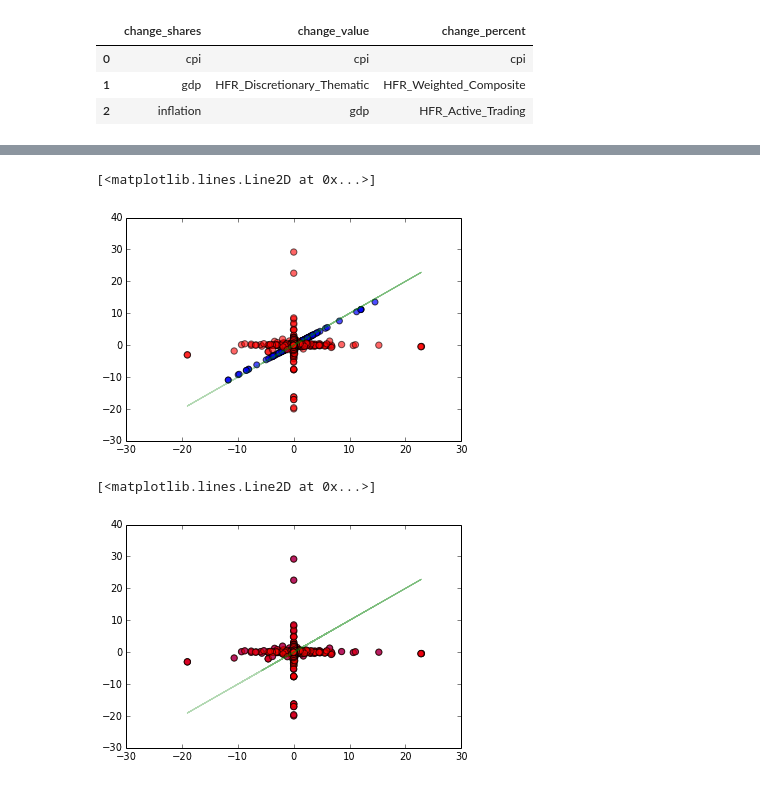
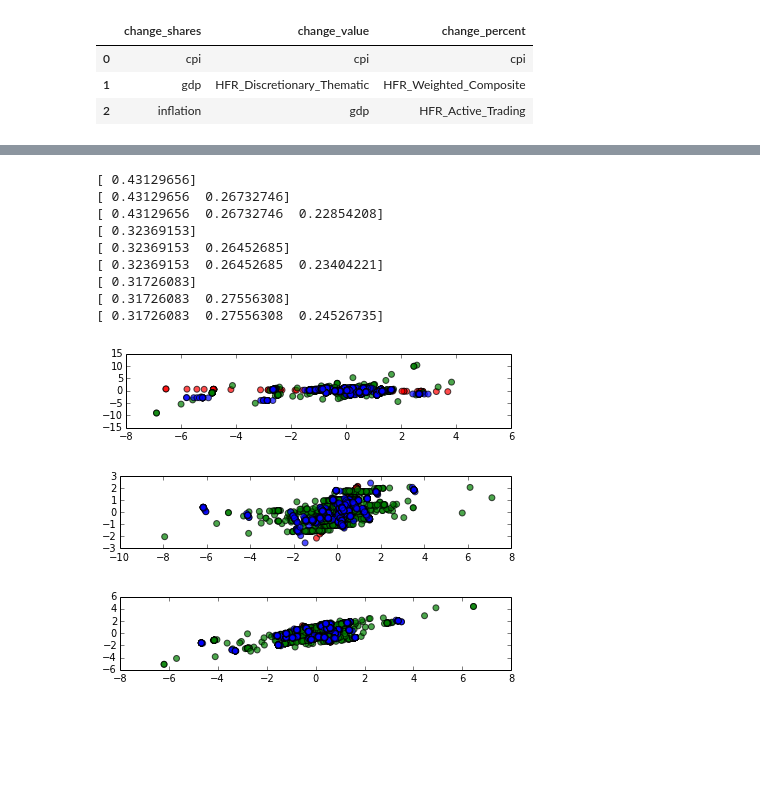
Before and after one commit to bfaviero/109proj, a Jupyter notebook: Introduction and Data Wrangling.ipynb, the cells around one changed output, grey strips where cells are left out. Drawn from its saved outputs; the diff is of its cells as text; code cells hidden in the pictures; blank space fills up the shorter version.

```diff
--- a/Introduction and Data Wrangling.ipynb
+++ b/Introduction and Data Wrangling.ipynb
@@ -449,9 +456,4 @@ def pca_wrapper(df, indep_list, dep, num_components):
     print pca.explained_variance_ratio_
     X_E = pca.fit_transform(X_vals)
     X_reconstructed = pca.inverse_transform(X_E)
-    plt.scatter(X_reconstructed[:,0], X_reconstructed[:,1],c='b', s=35, alpha=0.7)
-#     plt.scatter(change_shares_std, change_price_std, s=40, c='r', alpha=0.6)
-#     plt.plot(trains, predicted_train, c='g', alpha=0.3)
-#     plt.plot(tests, predicted_test, c='g', alpha=0.3)
-
-pca_wrapper(smaller_frame, ['cpi', 'gdp', 'inflation'], 'change_shares', 3)
+    return X_reconstructed
@@ -461,16 +459,0 @@ pca_wrapper(smaller_frame, ['cpi', 'gdp', 'inflation'], 'change_shares', 3)
-# %%
-pca1 = PCA(n_components=1) # only keep one dimension!
-# %% [output]
-[<matplotlib.lines.Line2D at 0x...>]
-[figure, removed]
-# %%
-pca1 = PCA(n_components=3) # what about more dimensions?
-X_E = pca1.fit_transform(X_vals)
-X_reconstructed = pca1.inverse_transform(X_E)
-plt.scatter(X_reconstructed[:,0], X_reconstructed[:,1],c='b', s=35, alpha=0.7)
-plt.scatter(change_shares_std, change_price_std, s=40, c='r', alpha=0.6)
-plt.plot(trains, predicted_train, c='g', alpha=0.3)
-plt.plot(tests, predicted_test, c='g', alpha=0.3)
-# %% [output]
-[<matplotlib.lines.Line2D at 0x...>]
-[figure, removed]
@@ -483,0 +460,27 @@ clf.coef_
+# %%
+colors = ['r','g','b']
+
+for delt_ind in xrange(len(important_indices.columns)):
+    delt = important_indices.columns[delt_ind]
+    indep_list =  list(important_indices[delt])
+    fig = plt.figure()
+    plt1 = fig.add_subplot(len(important_indices.columns), 1, delt_ind)
+    color_ind = 0
+    for ind in range(1,4):
+        X_reconstructed = pca_wrapper(smaller_frame, indep_list, delt, ind)
+        plt1.scatter(X_reconstructed[:,0], X_reconstructed[:,1],c=colors[color_ind], s=35, alpha=0.7)
+        color_ind = color_ind + 1
+    fig.tight_layout()
+# %% [output]
+[ 0.43129656]
+[ 0.43129656  0.26732746]
+[ 0.43129656  0.26732746  0.22854208]
+[ 0.32369153]
+[ 0.32369153  0.26452685]
+[ 0.32369153  0.26452685  0.23404221]
+[ 0.31726083]
+[ 0.31726083  0.27556308]
+[ 0.31726083  0.27556308  0.24526735]
+[figure, added]
+[figure, added]
+[figure, added]
```
Also changed, not shown: parts of 10 cells of this notebook, 1 other file.
